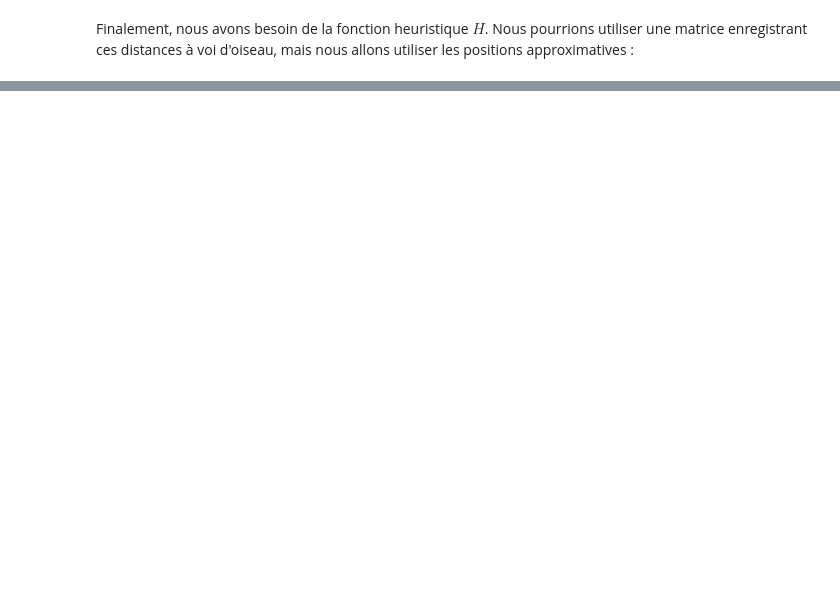
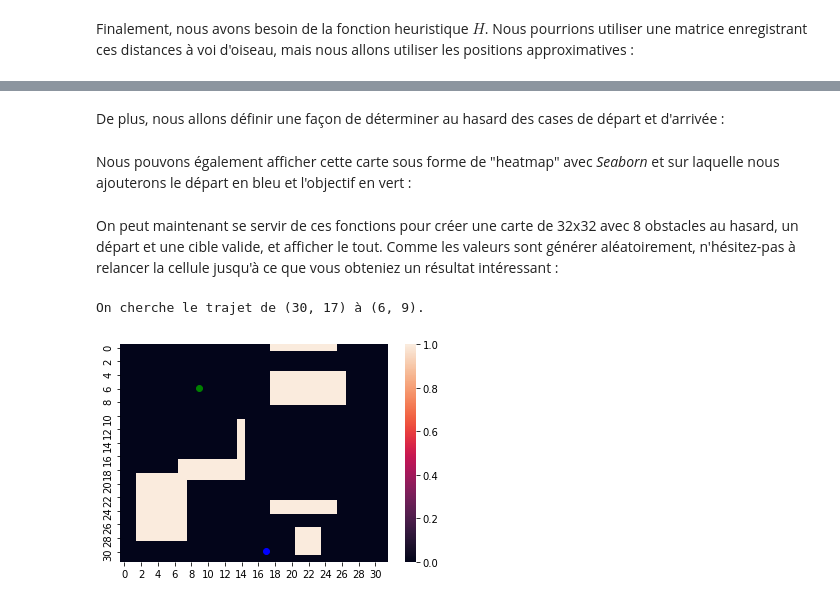
Before and after one commit to francoisferland/GRO830-exercices, a Jupyter notebook: a_star.ipynb, the cells around one changed output, grey strips where cells are left out. Drawn from its saved outputs; the diff is of its cells as text; code cells hidden in the pictures; blank space fills up the shorter version.

Commit message:
Working with maps and graphs.

```diff
--- a/a_star.ipynb
+++ b/a_star.ipynb
@@ -176,0 +258,47 @@ res = astar('MTL', 'SHE', g_cost, g_neighbors, g_h)
+# %% [markdown]
+De plus, nous allons définir une façon de déterminer au hasard des cases de départ et d'arrivée :
+# %%
+def rnd_point(shape):
+    # Génère un point au hasard dans les limites définies par shape.
+    # Retourne un tuple (x,y)
+    from random import random
+    w = shape[0]
+    h = shape[1]
+    x = int(random()*w)
+    y = int(random()*h)
+    return (x,y)
+
+def rnd_task(obs_map):
+    # Génère deux points au hasard (start, goal) dans des cases vides de la carte obs_map.
+    # Retourne le tuple (start, goal)
+    start = rnd_point(obs_map.shape)
+    # On répète si on tombe sur autre chose qu'une case vide :
+    while (obs_map[start] != 0):
+        start = rnd_point(obs_map.shape)
+    # Même chose pour l'objectif :
+    goal = rnd_point(obs_map.shape)
+    while (obs_map[goal] != 0):
+        goal = rnd_point(obs_map.shape)
+    return (start, goal)
+# %% [markdown]
+Nous pouvons également afficher cette carte sous forme de "heatmap" avec *Seaborn* et sur laquelle nous ajouterons le départ en bleu et l'objectif en vert :
+# %%
+def draw_map(obs_map, start, goal):
+    import seaborn as sns
+    import matplotlib.pyplot as plt
+    sns.heatmap(data=obs_map, annot=False)
+    # NOTE : Le système de coordonnées est inversé pour le "scatter plot" :
+    (s_y, s_x) = start
+    (g_y, g_x) = goal
+    plt.scatter(x=s_x+0.4, y=s_y+0.4, color="blue")
+    plt.scatter(x=g_x+0.4, y=g_y+0.4, color="green")
+# %% [markdown]
+On peut maintenant se servir de ces fonctions pour créer une carte de 32x32 avec 8 obstacles au hasard, un départ et une cible valide, et afficher le tout. Comme les valeurs sont générer aléatoirement, n'hésitez-pas à relancer la cellule jusqu'à ce que vous obteniez un résultat intéressant :
+# %%
+obs_map = rnd_map(32, 8)
+(m_start, m_goal) = rnd_task(obs_map)
+draw_map(obs_map, m_start, m_goal)
+print("On cherche le trajet de %s à %s."%(str(m_start), str(m_goal)))
+# %% [output]
+On cherche le trajet de (30, 17) à (6, 9).
+[figure, added]
```
Also changed, not shown: parts of 24 cells of this notebook.
